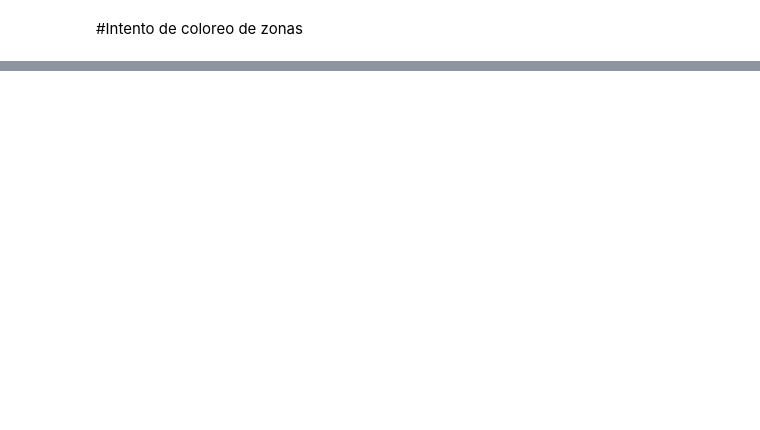
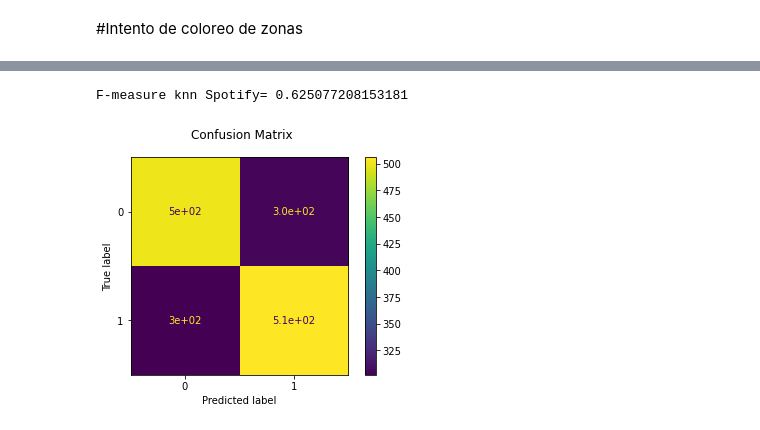
Before and after one commit to ValentinBarco/Aprendisaje-de-maquina, a Jupyter notebook: Ejercicio_3_AdM.ipynb, the cells around one changed output, grey strips where cells are left out. Drawn from its saved outputs; the diff is of its cells as text; code cells hidden in the pictures; blank space fills up the shorter version.

```diff
--- a/Ejercicio_3_AdM.ipynb
+++ b/Ejercicio_3_AdM.ipynb
@@ -125,0 +130,4 @@ plt.show()
+# %%
+Canciones= pd.read_csv("https://raw.githubusercontent.com/emmanueliarussi/DataScienceCapstone/master/3_MidtermProjects/ProjectBOM/data/attributes_spotify.csv")
+
+Canciones
@@ -125,0 +148,16 @@ plt.show()
+# %%
+DatosSpotify = pd.DataFrame(Canciones)
+
+X_train, X_test, y_train, y_test = train_test_split(DatosSpotify[
+['danceability','energy','instrumentalness']], Canciones['target'], test_size=0.8, random_state=0)
+
+CancionPred = neighbors.KNeighborsClassifier(n_neighbors=23)
+CancionPred.fit(X_train, y_train)
+
+disp = metrics.plot_confusion_matrix(CancionPred, X_test, y_test)
+disp.figure_.suptitle("Confusion Matrix")
+y_pred = CancionPred.predict(X_test)
+print("F-measure knn Spotify=",metrics.f1_score(y_test, y_pred))
+# %% [output]
+F-measure knn Spotify= 0.625077208153181
+[figure, added]
```
Also changed, not shown: parts of 7 cells of this notebook.
